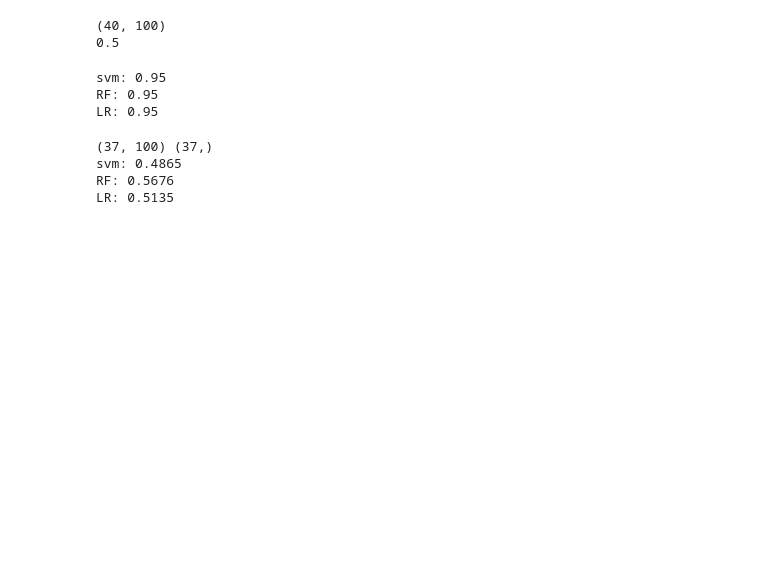
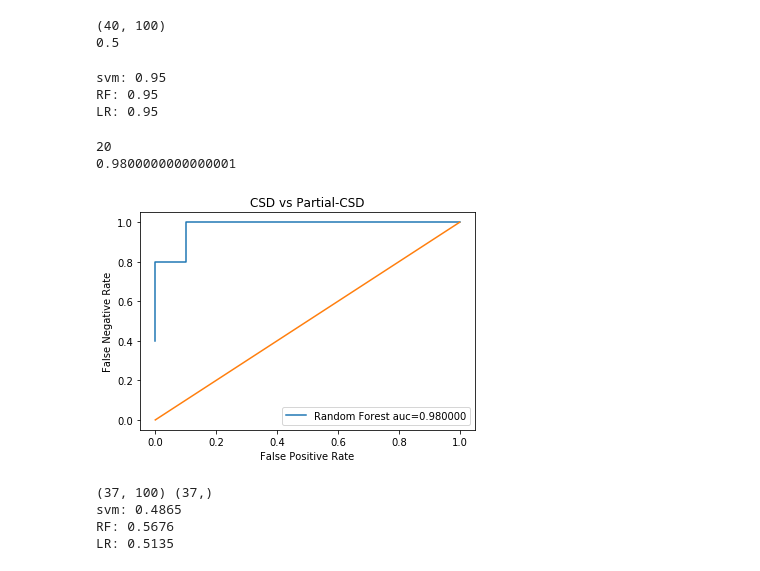
Before and after one commit to aperkes/PostureAnalysis, a Jupyter notebook: cloud_sandbox.ipynb, the cells around one changed output. Saved outputs shown, nothing was run; the diff lists cells and outputs as text; code cells hidden in the pictures; blank space fills up the shorter version.

```diff
--- a/cloud_sandbox.ipynb
+++ b/cloud_sandbox.ipynb
@@ -20,8 +20,8 @@ potent_list,weak_list = [],[]
 n_bins = 100
 
 BLOCK = True
-R_HIGH = 0.5
-R_LOW = .3
+R_HIGH = 0.7
+R_LOW = 0.4
 high_list,low_list = [],[]
 potent_song = ['BDY','ND']
 weak_song = ['LB','DMG','BOD','DBR']
@@ -278,20 +303,48 @@ print(round(NN2.score(X,y),4))
 (40, 100)
 0.5
 # %%
+## Three types with partial postures
 SVM = svm.LinearSVC()
-SVM.fit(X_train,y_train)
-print('svm:',round(SVM.score(X_test,y_test),4))
+SVM.fit(Px_train,Py_train)
+print('svm:',round(SVM.score(Px_test,Py_test),4))
 
 RF = RFC(n_estimators=200,max_depth=2, random_state=0)
-RF.fit(X_train,y_train)
-print('RF:',round(RF.score(X_test,y_test),4))
+RF.fit(Px_train,Py_train)
+print('RF:',round(RF.score(Px_test,Py_test),4))
 
-LR = LogisticRegression(random_state=0,solver='lbfgs',multi_class='ovr').fit(X_train,y_train)
-print('LR:',round(LR.score(X_test,y_test),4))
+LR = LogisticRegression(random_state=0,solver='lbfgs',multi_class='ovr')
+LR.fit(Px_train,Py_train)
+print('LR:',round(LR.score(Px_test,Py_test),4))
 # %% [output]
 svm: 0.95
 RF: 0.95
 LR: 0.95
+# %%
+Px_probs = RF.predict_proba(Px_test)[:,1]
+print(len(Px_probs))
+naive_probs = np.ones_like(Px_probs)
+
+fpr,tpr,_ = roc_curve(Py_test,Px_probs)
+fpr_n,tpr_n,_ = roc_curve(Py_test,naive_probs)
+
+print(auc(fpr,tpr))
+
+p_label = 'Random Forest auc=%f' % auc(fpr,tpr)
+fig,ax = plt.subplots()
+ax.plot(fpr,tpr,label=p_label)
+ax.plot(fpr_n,tpr_n)
+
+ax.set_title('CSD vs Partial-CSD')
+
+ax.set_xlabel('False Positive Rate')
+ax.set_ylabel('False Negative Rate')
+
+ax.legend()
+fig.show()
+# %% [output]
+20
+0.9800000000000001
+[figure, added]
 # %%
 SVM = svm.LinearSVC()
 print(Sx_train.shape,Sy_train.shape)
```
Also changed, not shown: parts of 10 cells of this notebook.
